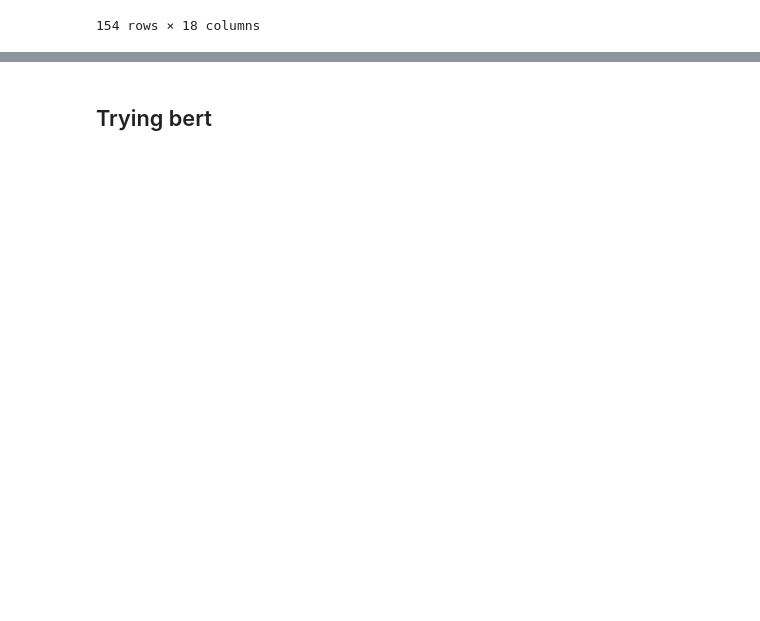
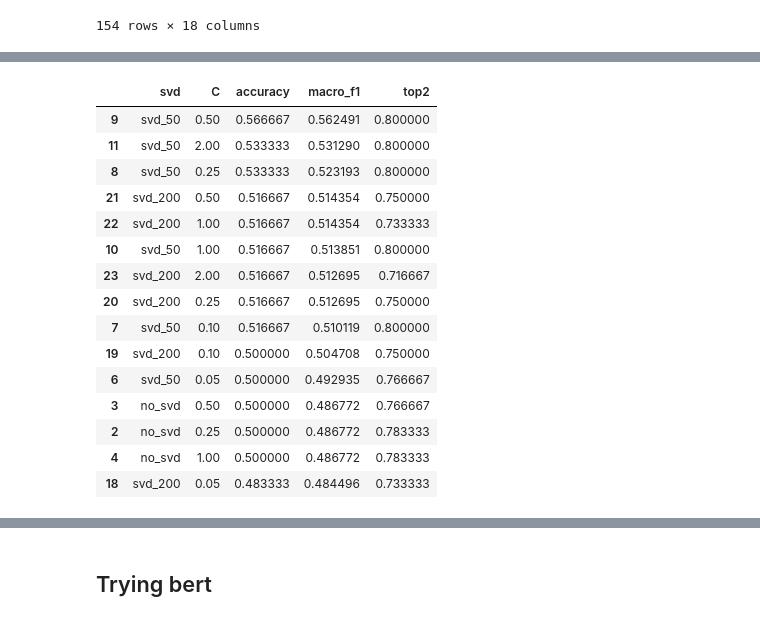
Before and after one commit to ritvik-123/EMP-Project, a Jupyter notebook: Module_1_SmallData_Rework.ipynb, the cells around one changed output, grey strips where cells are left out. Cells and saved outputs as stored; diff of their text form; code cells hidden in the pictures; blank space fills up the shorter version.

Commit message:
hyperparam tuning of logreg

```diff
--- a/Module_1_SmallData_Rework.ipynb
+++ b/Module_1_SmallData_Rework.ipynb
@@ -66,7 +65,7 @@ TARGET_LABELS = [                                # the 4 label columns we're pre
     "internalized",
 ]
 EMBEDDING_MODEL_NAME = "BAAI/bge-large-en-v1.5"  # 384-dim model: smaller than bge-large, less overfitting risk
-N_SVD_COMPONENTS = 200                            # compress 384-dim embeddings down further before the classifier
+N_SVD_COMPONENTS = 50                            # compress 384-dim embeddings down further before the classifier
 N_FOLDS = 5                                      # number of GroupKFold splits (you could also use LeaveOneGroupOut)
 RANDOM_STATE = 42                                # fixed seed so results are reproducible
 THRESHOLD = 0.5                                  # probability cutoff for turning a score into a 0/1 prediction
@@ -81,7 +80,7 @@ THRESHOLD = 0.5                                  # probability cutoff for turnin
 # --- Load -----------------------------------------------------------------
 df = pd.read_csv(CSV_PATH + "Generated_Sentences_1.csv")
 
-df = df[df['data_source'] != 'extra_institutionalized']
+# df = df[df['data_source'] != 'extra_institutionalized']
 
 # Clean column names just in case there are spaces
 df.columns = df.columns.str.strip()
@@ -589,0 +651,76 @@ internalized                 4                  2              2             8
+# %%
+from sklearn.metrics import accuracy_score, f1_score, top_k_accuracy_score
+
+C_VALUES = [0.05, 0.1, 0.25, 0.5, 1.0, 2.0]
+SVD_VALUES = [None, 50, 100, 200, 300, 500]
+
+results = []
+
+for n_svd in SVD_VALUES:
+    for C in C_VALUES:
+
+        if n_svd is None:
+            X_train = X_full
+            X_eval = X_eval_raw
+            svd_name = "no_svd"
+        else:
+            svd = TruncatedSVD(
+                n_components=n_svd,
+                random_state=RANDOM_STATE
+            )
+            X_train = svd.fit_transform(X_full)
+            X_eval = svd.transform(X_eval_raw)
+            svd_name = f"svd_{n_svd}"
+
+        clf = Pipeline([
+            ("scaler", StandardScaler()),
+            ("logreg", LogisticRegression(
+                C=C,
+                max_iter=5000,
+                solver="lbfgs",
+                class_weight=None,
+                random_state=RANDOM_STATE
+            ))
+        ])
+
+        clf.fit(
+            X_train,
+            y_train_full,
+            logreg__sample_weight=sample_weight
+        )
+
+        y_pred = clf.predict(X_eval)
+        probs = clf.predict_proba(X_eval)
+
+        results.append({
+            "svd": svd_name,
+            "C": C,
+            "accuracy": accuracy_score(y_true, y_pred),
+            "macro_f1": f1_score(y_true, y_pred, average="macro", zero_division=0),
+            "top2": top_k_accuracy_score(
+                y_true,
+                probs,
+                k=2,
+                labels=clf.named_steps["logreg"].classes_
+            )
+        })
+
+results_df = pd.DataFrame(results)
+results_df.sort_values("macro_f1", ascending=False).head(15)
+# %% [output]
+|  | svd | C | accuracy | macro_f1 | top2 |
+| 9 | svd_50 | 0.50 | 0.566667 | 0.562491 | 0.800000 |
+| 11 | svd_50 | 2.00 | 0.533333 | 0.531290 | 0.800000 |
+| 8 | svd_50 | 0.25 | 0.533333 | 0.523193 | 0.800000 |
+| 21 | svd_200 | 0.50 | 0.516667 | 0.514354 | 0.750000 |
+| 22 | svd_200 | 1.00 | 0.516667 | 0.514354 | 0.733333 |
+| 10 | svd_50 | 1.00 | 0.516667 | 0.513851 | 0.800000 |
+| 23 | svd_200 | 2.00 | 0.516667 | 0.512695 | 0.716667 |
+| 20 | svd_200 | 0.25 | 0.516667 | 0.512695 | 0.750000 |
+| 7 | svd_50 | 0.10 | 0.516667 | 0.510119 | 0.800000 |
+| 19 | svd_200 | 0.10 | 0.500000 | 0.504708 | 0.750000 |
+| 6 | svd_50 | 0.05 | 0.500000 | 0.492935 | 0.766667 |
+| 3 | no_svd | 0.50 | 0.500000 | 0.486772 | 0.766667 |
+| 2 | no_svd | 0.25 | 0.500000 | 0.486772 | 0.783333 |
+| 4 | no_svd | 1.00 | 0.500000 | 0.486772 | 0.783333 |
+| 18 | svd_200 | 0.05 | 0.483333 | 0.484496 | 0.733333 |
```
Also changed, not shown: parts of 24 cells of this notebook.
